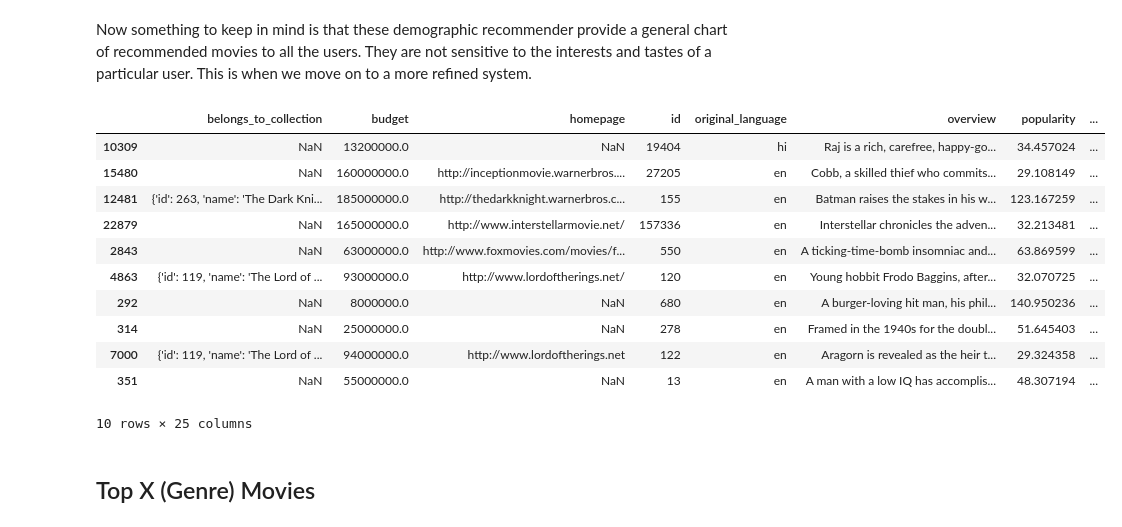
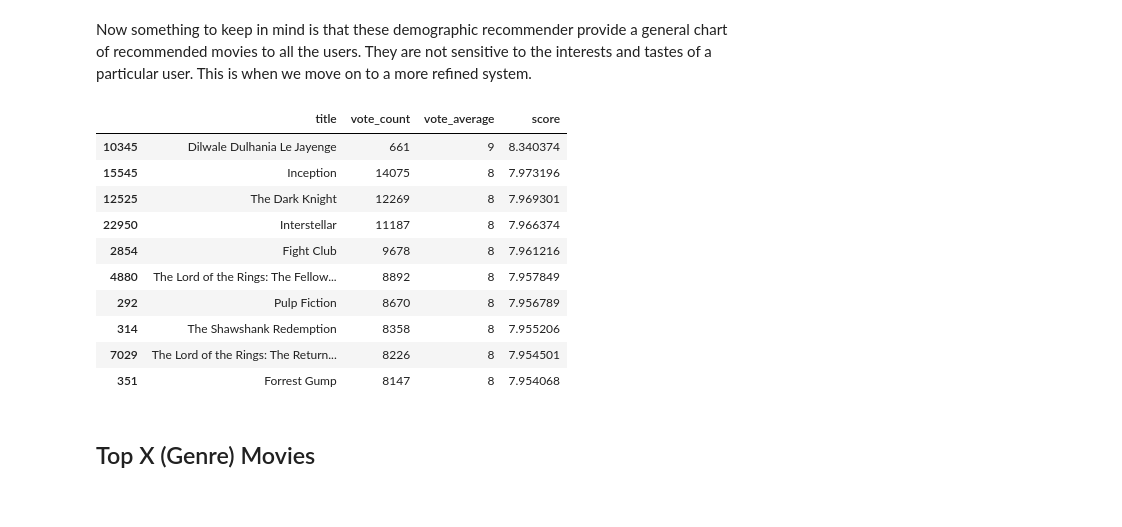
Before and after one commit to ml-heroes/movie-recom, a Jupyter notebook: ml/demographics.ipynb, the cells around one changed output. Cells and saved outputs as stored; diff of their text form; code cells hidden in the pictures.

```diff
--- a/ml/demographics.ipynb
+++ b/ml/demographics.ipynb
@@ -1377,19 +1458,18 @@ def demographic_movies(df, recent=False, percentile=0.9, years=10):
 
     return trending(df)
 # %%
-demographic_movies(df).head(10)
+demographic_movies(df).head(10)[['title', 'vote_count', 'vote_average', 'score']]
 # %% [output]
-|  | belongs_to_collection | budget | homepage | id | original_language | overview | popularity | ... |
-| 10309 | NaN | 13200000.0 | NaN | 19404 | hi | Raj is a rich, carefree, happy-go... | 34.457024 | ... |
-| 15480 | NaN | 160000000.0 | http://inceptionmovie.warnerbros.... | 27205 | en | Cobb, a skilled thief who commits... | 29.108149 | ... |
-| 12481 | {'id': 263, 'name': 'The Dark Kni... | 185000000.0 | http://thedarkknight.warnerbros.c... | 155 | en | Batman raises the stakes in his w... | 123.167259 | ... |
-| 22879 | NaN | 165000000.0 | http://www.interstellarmovie.net/ | 157336 | en | Interstellar chronicles the adven... | 32.213481 | ... |
-| 2843 | NaN | 63000000.0 | http://www.foxmovies.com/movies/f... | 550 | en | A ticking-time-bomb insomniac and... | 63.869599 | ... |
-| 4863 | {'id': 119, 'name': 'The Lord of ... | 93000000.0 | http://www.lordoftherings.net/ | 120 | en | Young hobbit Frodo Baggins, after... | 32.070725 | ... |
-| 292 | NaN | 8000000.0 | NaN | 680 | en | A burger-loving hit man, his phil... | 140.950236 | ... |
-| 314 | NaN | 25000000.0 | NaN | 278 | en | Framed in the 1940s for the doubl... | 51.645403 | ... |
-| 7000 | {'id': 119, 'name': 'The Lord of ... | 94000000.0 | http://www.lordoftherings.net | 122 | en | Aragorn is revealed as the heir t... | 29.324358 | ... |
-| 351 | NaN | 55000000.0 | NaN | 13 | en | A man with a low IQ has accomplis... | 48.307194 | ... |
+|  | title | vote_count | vote_average | score |
+| 10345 | Dilwale Dulhania Le Jayenge | 661 | 9 | 8.340374 |
+| 15545 | Inception | 14075 | 8 | 7.973196 |
+| 12525 | The Dark Knight | 12269 | 8 | 7.969301 |
+| 22950 | Interstellar | 11187 | 8 | 7.966374 |
+| 2854 | Fight Club | 9678 | 8 | 7.961216 |
+| 4880 | The Lord of the Rings: The Fellow... | 8892 | 8 | 7.957849 |
+| 292 | Pulp Fiction | 8670 | 8 | 7.956789 |
+| 314 | The Shawshank Redemption | 8358 | 8 | 7.955206 |
+| 7029 | The Lord of the Rings: The Return... | 8226 | 8 | 7.954501 |
+| 351 | Forrest Gump | 8147 | 8 | 7.954068 |
-10 rows × 25 columns
 # %% [markdown]
 ## Top X (Genre) Movies
```
Also changed, not shown: parts of 27 cells of this notebook, 1 other file.
